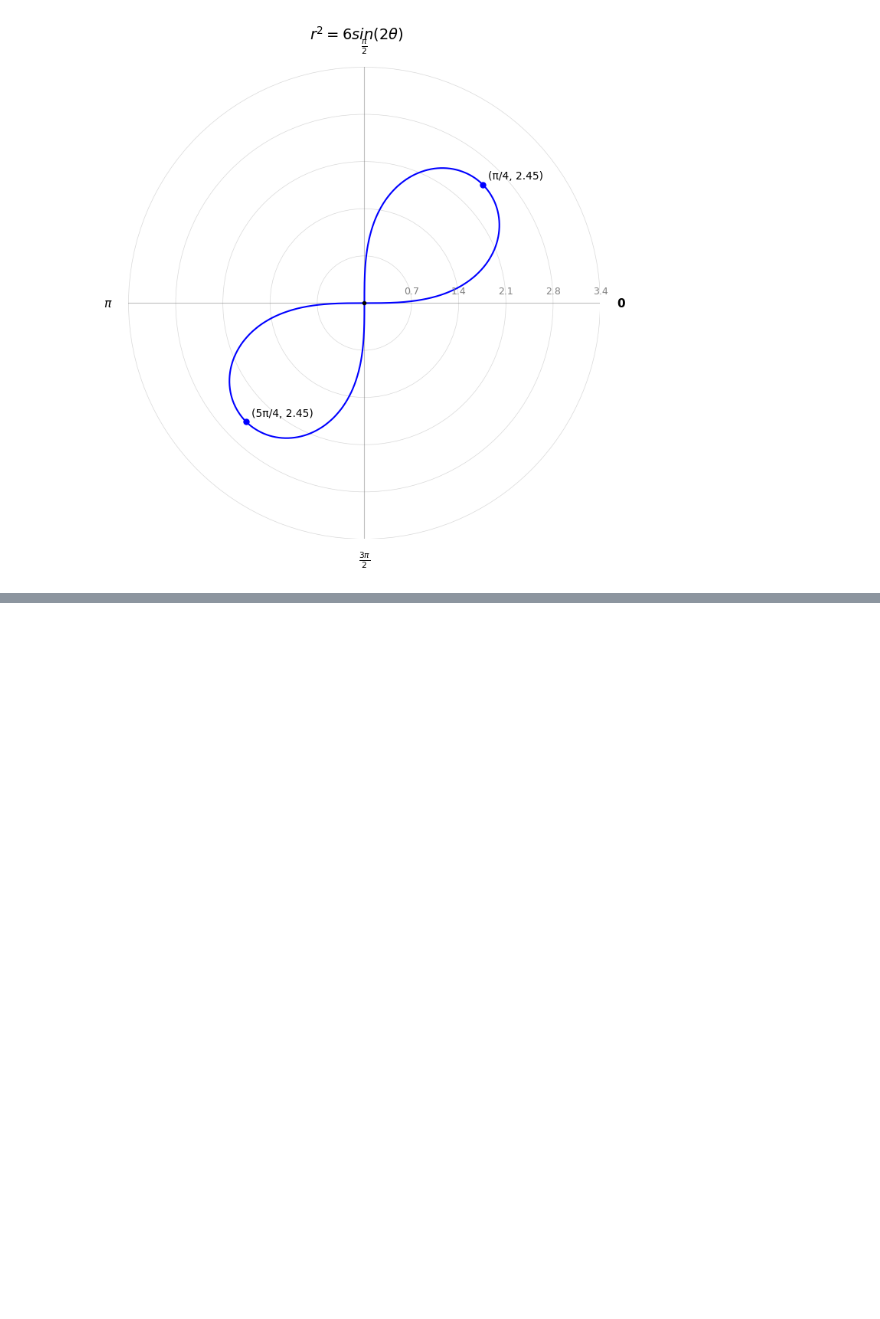
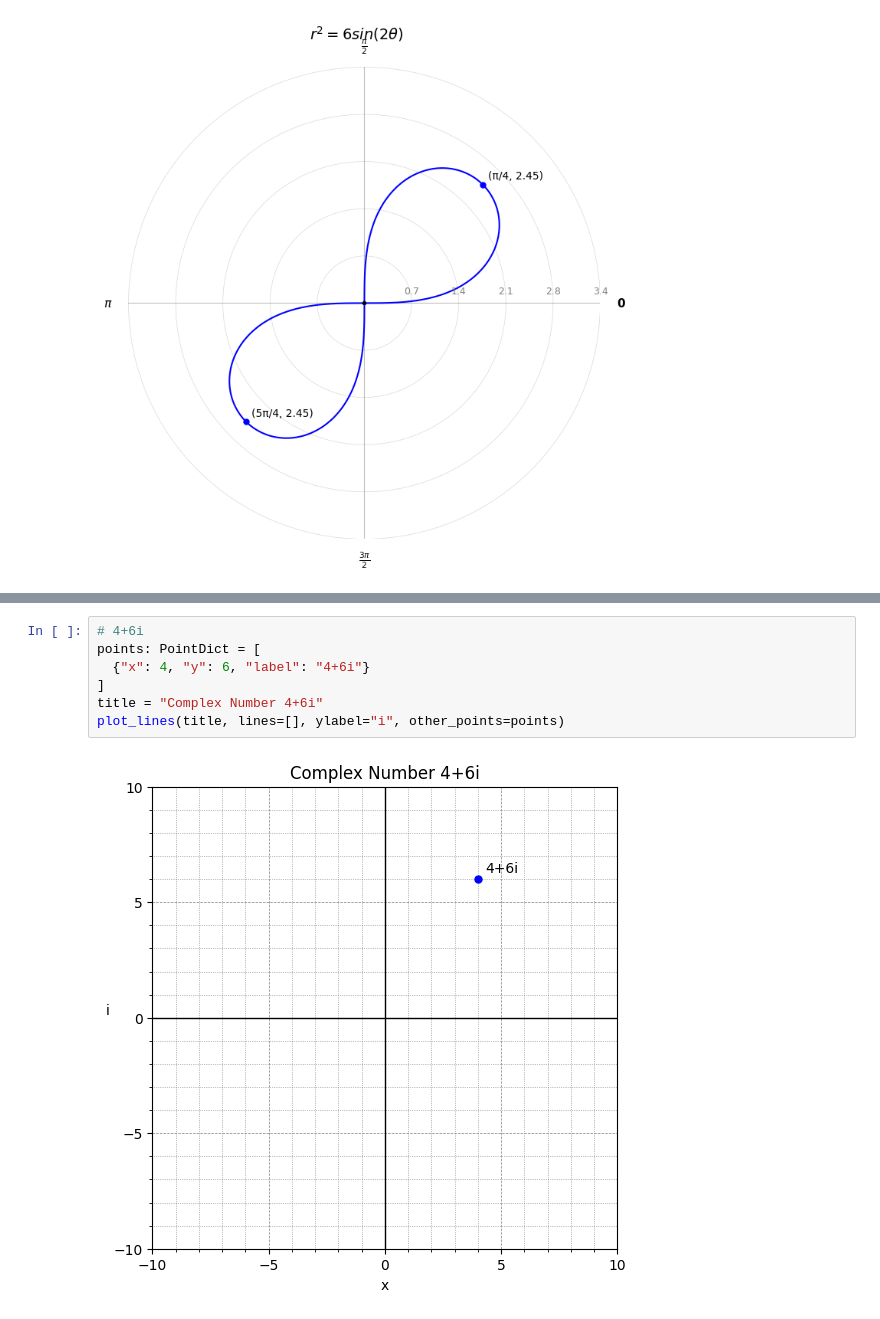
Before and after one commit to seanjiangsh/math-practice, a Jupyter notebook: pre-calculus/pre-calculus.ipynb, the cells around one changed output, grey strips where cells are left out. Cells and saved outputs as stored; diff of their text form; blank space fills up the shorter version.

```diff
--- a/pre-calculus/pre-calculus.ipynb
+++ b/pre-calculus/pre-calculus.ipynb
@@ -580,0 +595,9 @@ Vertex 2: θ = 5π/4, r = 2.45
+# %%
+# 4+6i
+points: PointDict = [
+  {"x": 4, "y": 6, "label": "4+6i"}
+]
+title = "Complex Number 4+6i"
+plot_lines(title, lines=[], ylabel="i", other_points=points)
+# %% [output]
+[figure, added]
```
Also changed, not shown: parts of 7 cells of this notebook, 2 other files.
